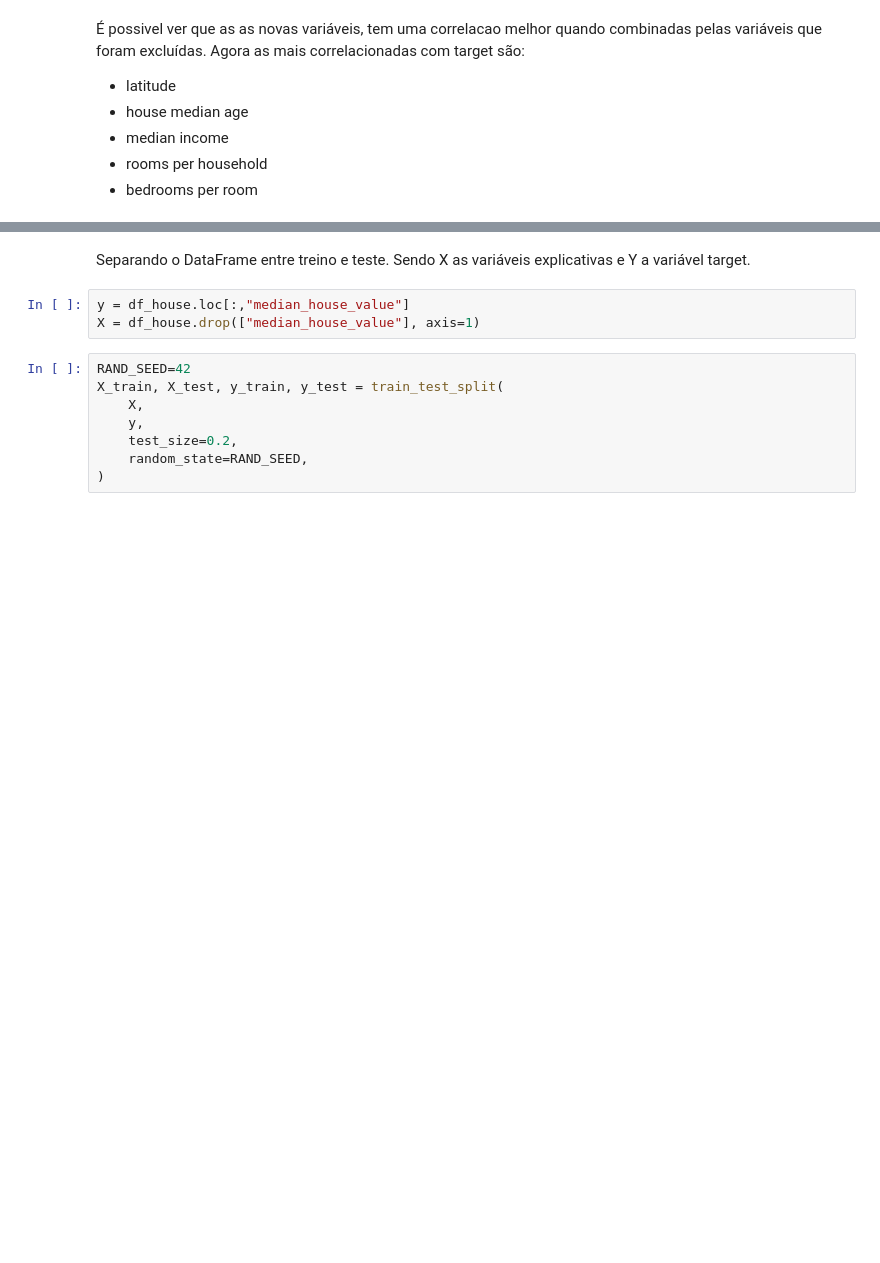
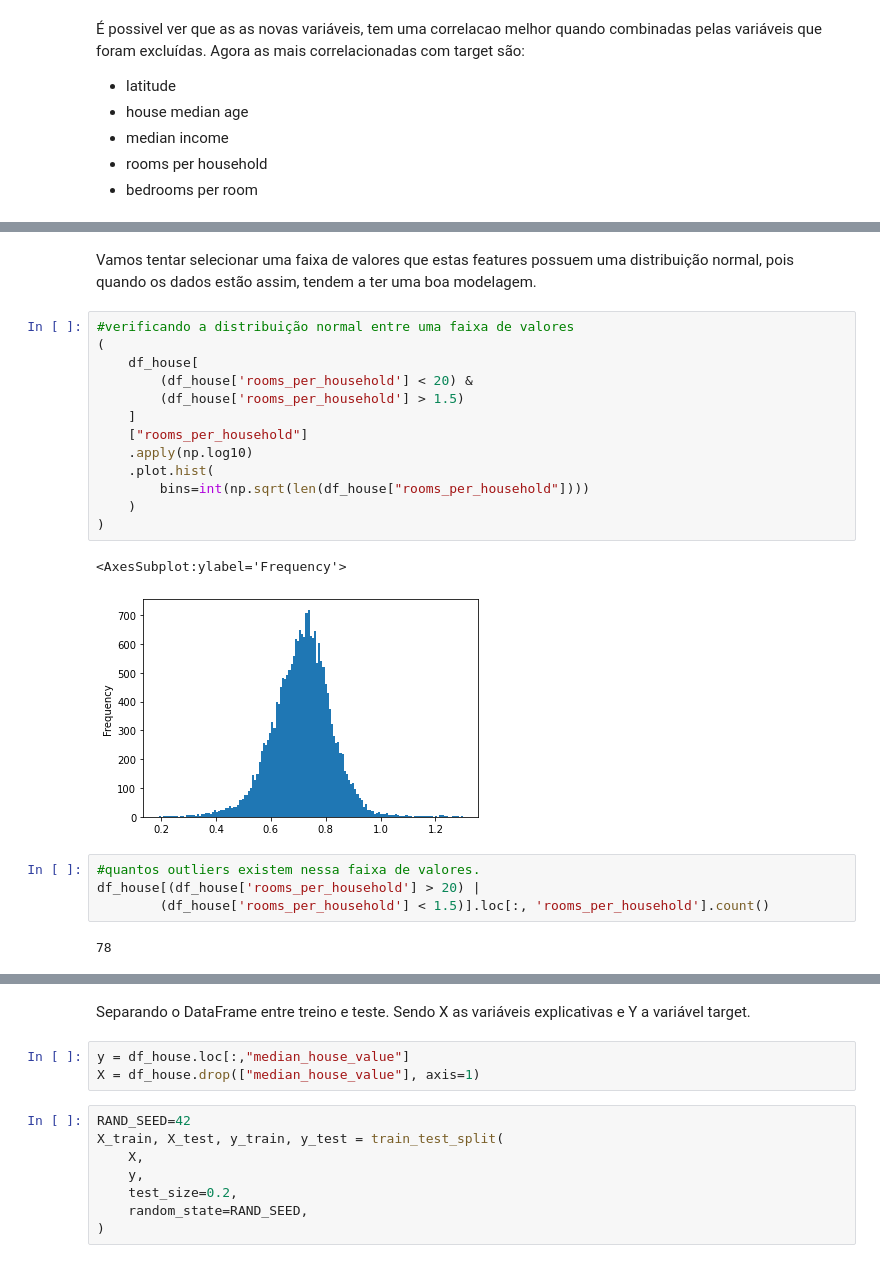
Before and after one commit to thomasbekhor/Exploratory-and-Predictive-Analysis, a Jupyter notebook: Housing_Regression.ipynb, the cells around one changed output, grey strips where cells are left out. Drawn from its saved outputs; the diff is of its cells as text; blank space fills up the shorter version.

```diff
--- a/Housing_Regression.ipynb
+++ b/Housing_Regression.ipynb
@@ -268,0 +236,24 @@ $1.500.010 dólares e "house_median_value" de 500001 dólares. Esses valores, co
+# %% [markdown]
+Vamos tentar selecionar uma faixa de valores que estas features possuem uma distribuição normal, pois quando os dados estão assim, tendem a ter uma boa modelagem.
+# %%
+#verificando a distribuição normal entre uma faixa de valores
+(
+    df_house[
+        (df_house['rooms_per_household'] < 20) &
+        (df_house['rooms_per_household'] > 1.5)
+    ]
+    ["rooms_per_household"]
+    .apply(np.log10)
+    .plot.hist(
+        bins=int(np.sqrt(len(df_house["rooms_per_household"])))
+    )
+)
+# %% [output]
+<AxesSubplot:ylabel='Frequency'>
+[figure, added]
+# %%
+#quantos outliers existem nessa faixa de valores.
+df_house[(df_house['rooms_per_household'] > 20) |
+        (df_house['rooms_per_household'] < 1.5)].loc[:, 'rooms_per_household'].count()
+# %% [output]
+78
```
Also changed, not shown: parts of 189 cells of this notebook.
